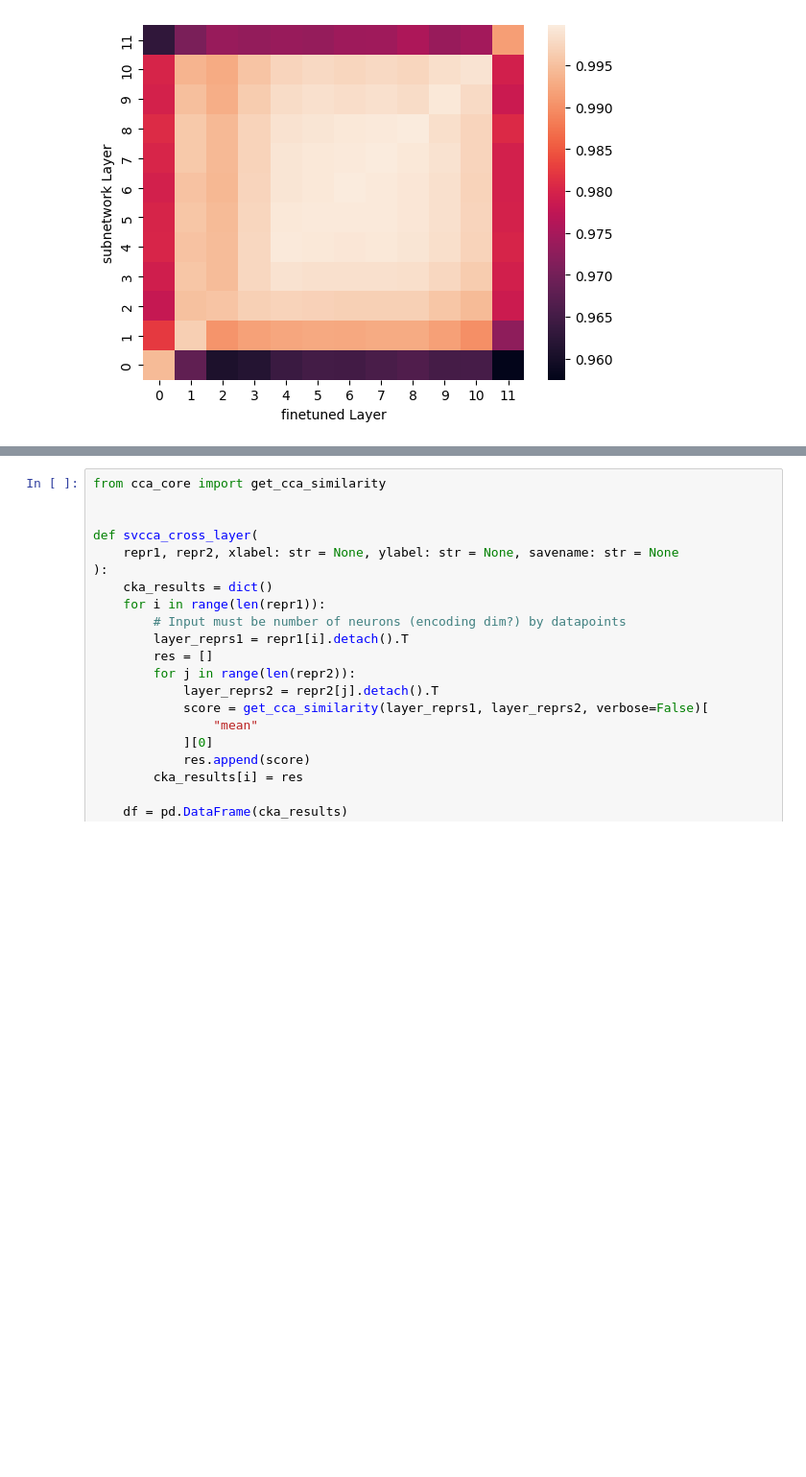
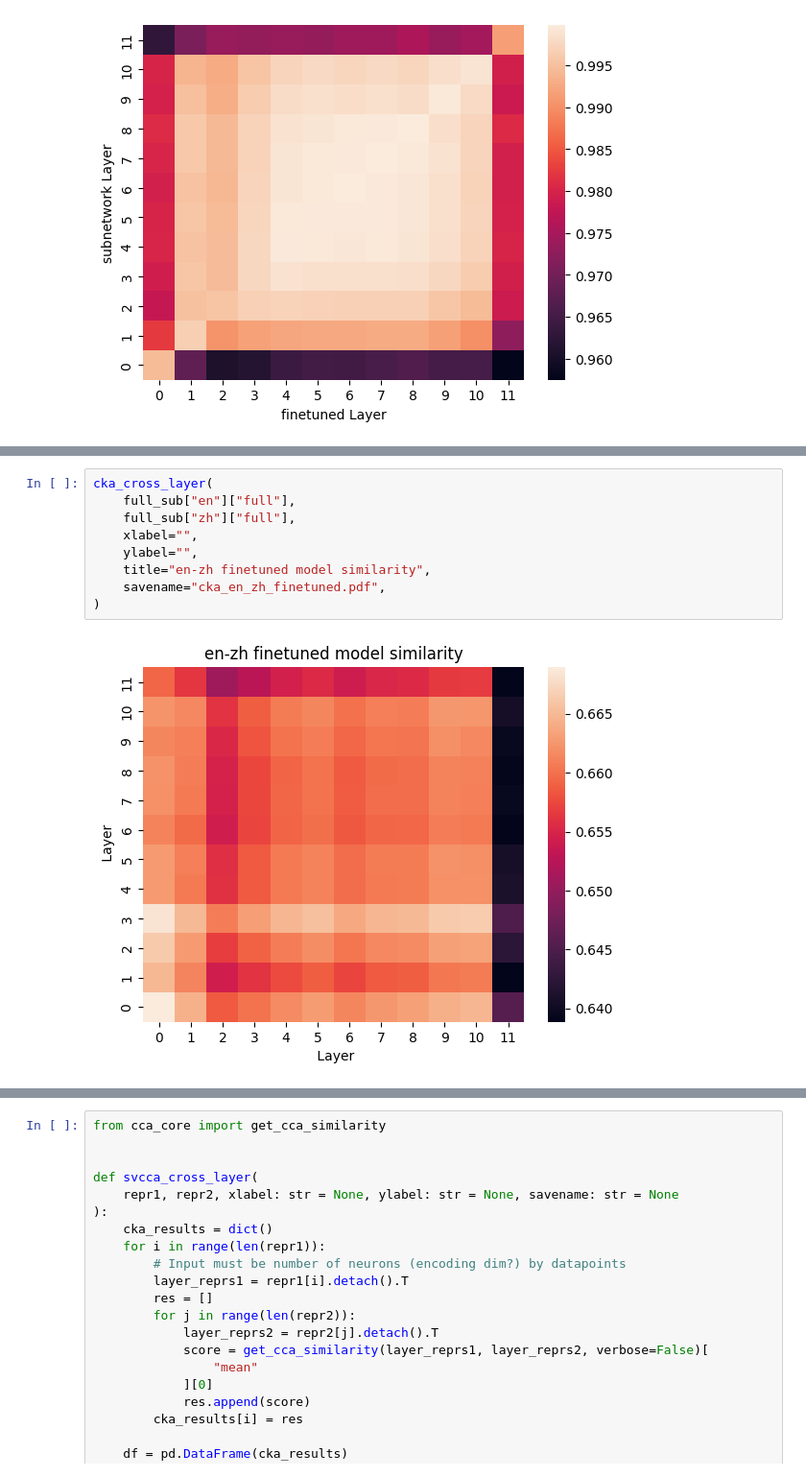
Before and after one commit to MaxBelitsky/cross-lingual-subnetworks, a Jupyter notebook: svcca_cka.ipynb, the cells around one changed output, grey strips where cells are left out. Shown: that part at 96% size. Drawn from its saved outputs; the diff is of its cells as text; blank space fills up the shorter version.

```diff
--- a/svcca_cka.ipynb
+++ b/svcca_cka.ipynb
@@ -163,0 +185,11 @@ cka_cross_layer(
+# %%
+cka_cross_layer(
+    full_sub["en"]["full"],
+    full_sub["zh"]["full"],
+    xlabel="",
+    ylabel="",
+    title="en-zh finetuned model similarity",
+    savename="cka_en_zh_finetuned.pdf",
+)
+# %% [output]
+[figure, added]
```
Also changed, not shown: parts of 14 cells of this notebook, 6 other files.
